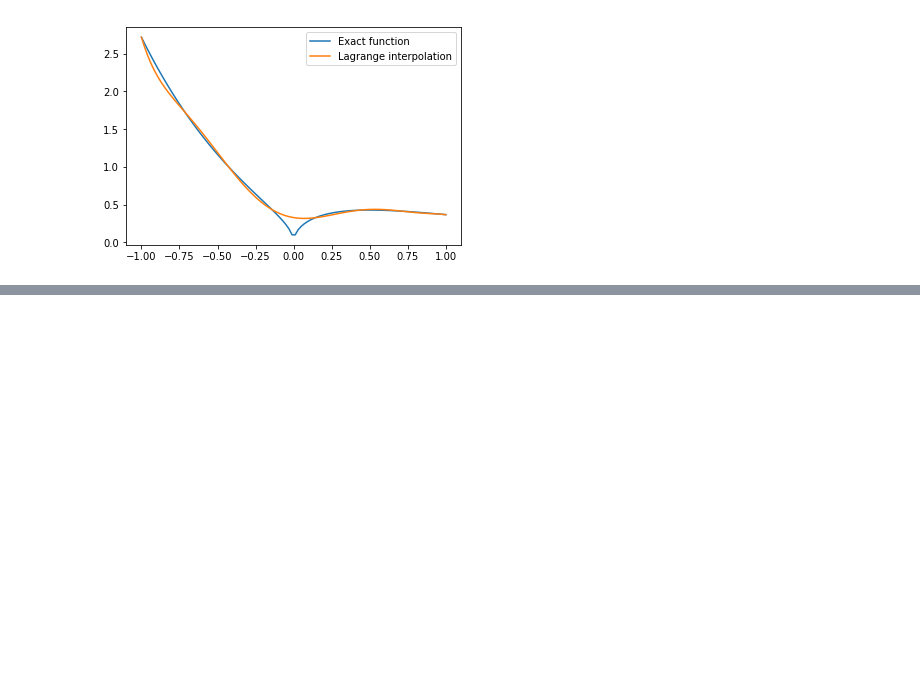
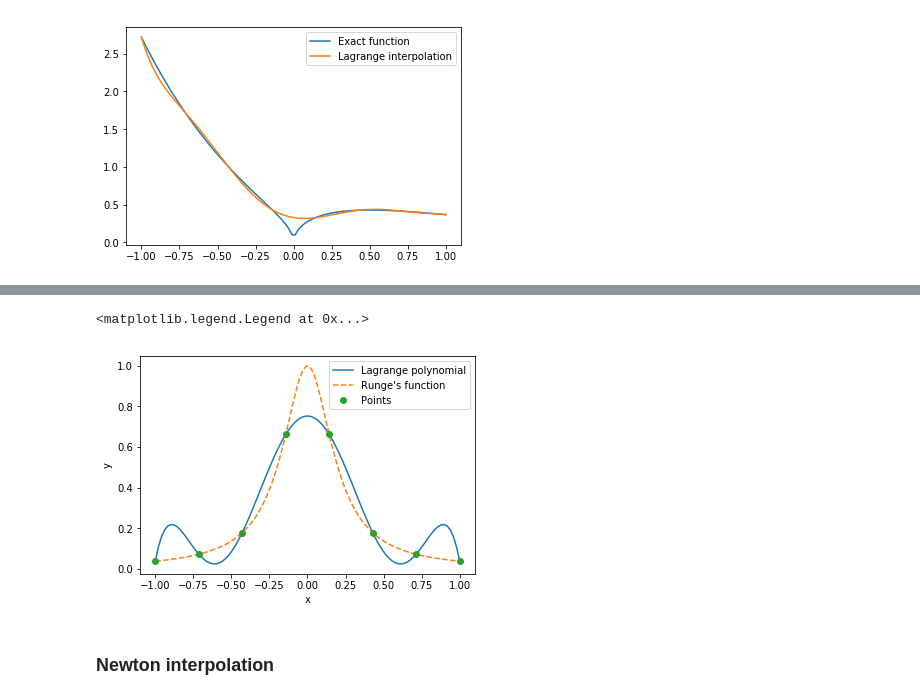
Before and after one commit to valenpe7/numerical_methods, a Jupyter notebook: function_approximation.ipynb, the cells around one changed output, grey strips where cells are left out. Cells and saved outputs as stored; diff of their text form; code cells hidden in the pictures; blank space fills up the shorter version.

```diff
--- a/function_approximation.ipynb
+++ b/function_approximation.ipynb
@@ -74,0 +127,28 @@ ax.legend()
+# %%
+# Runge's function
+def func(x):
+    return 1.0 / (1.0 + 25.0 * x**2)
+
+x = np.linspace(-1, 1, 100)
+
+# consider a set of points in which the function is evaluated
+x_p = np.linspace(-1, 1, 8)
+y_p = func(x_p)
+
+# find Lagrange interpolating polynomial
+f_interp = neville_algorithm(x_p, y_p)
+
+# plot results
+fig = plt.figure()
+ax = fig.add_subplot(1, 1, 1)
+ax.plot(x, f_interp(x), '-', label="Lagrange polynomial")
+ax.plot(x, func(x), '--', label="Runge's function")
+ax.plot(x_p, y_p, 'o', label="Points")
+ax.set_xlabel("x")
+ax.set_ylabel("y")
+ax.legend()
+# %% [output]
+<matplotlib.legend.Legend at 0x...>
+[figure, added]
+# %% [markdown]
+### Newton interpolation
```
Also changed, not shown: parts of 18 cells of this notebook.
